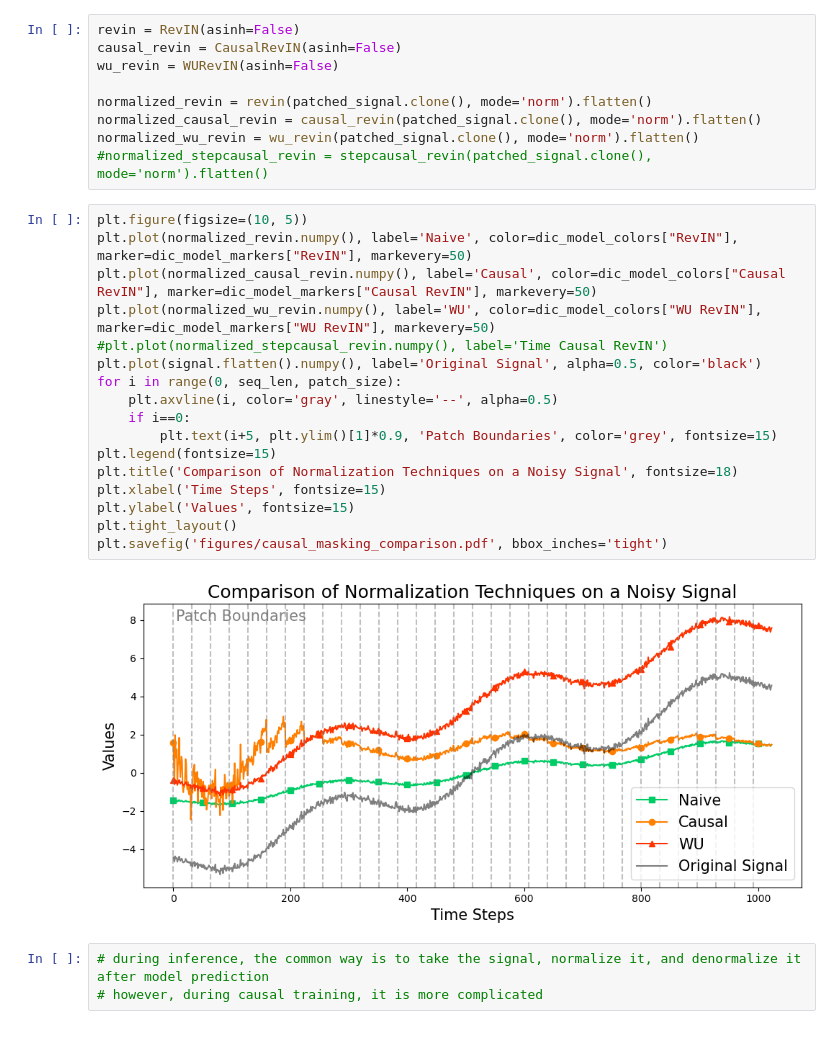
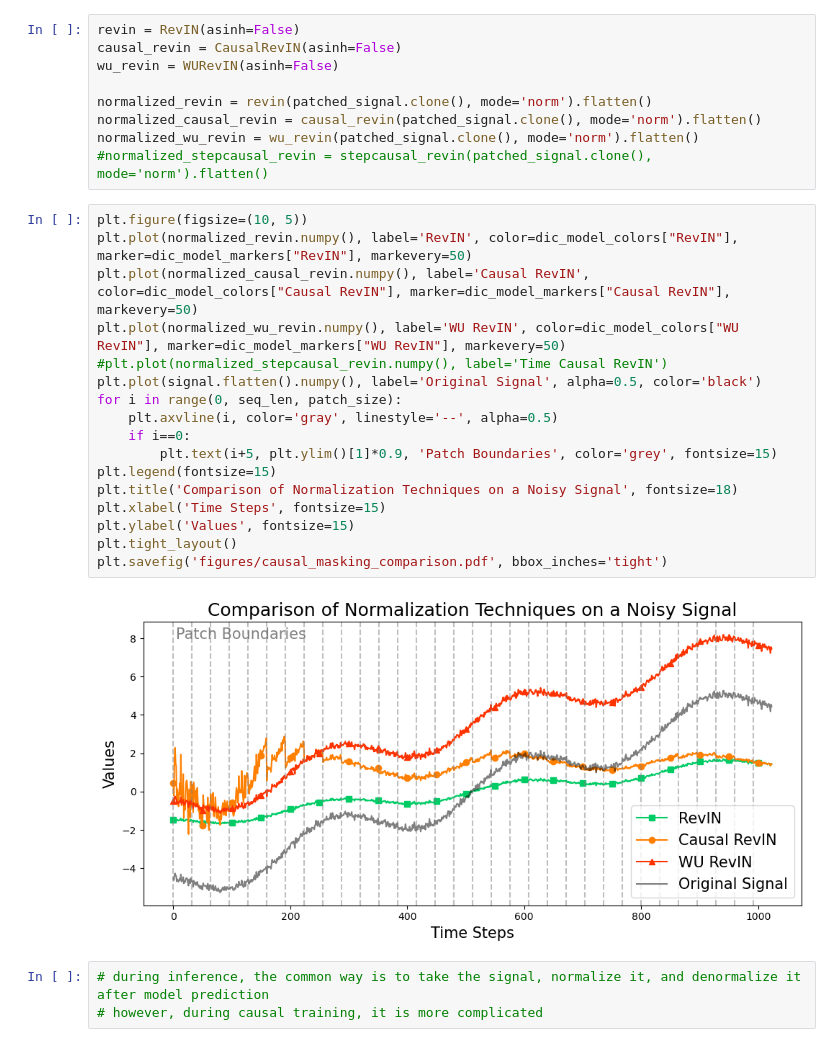
Before and after one commit to vilhess/normalizer, a Jupyter notebook: notebooks/causal_masking.ipynb, the cells around one changed output. Drawn from its saved outputs; the diff is of its cells as text.

```diff
--- a/notebooks/causal_masking.ipynb
+++ b/notebooks/causal_masking.ipynb
@@ -42,23 +42,23 @@ normalized_wu_revin = wu_revin(patched_signal.clone(), mode='norm').flatten()
 #normalized_stepcausal_revin = stepcausal_revin(patched_signal.clone(), mode='norm').flatten()
 # %%
 plt.figure(figsize=(10, 5))
-plt.plot(normalized_revin.numpy(), label='Naive', color=dic_model_colors["RevIN"], marker=dic_model_markers["RevIN"], markevery=50)
-plt.plot(normalized_causal_revin.numpy(), label='Causal', color=dic_model_colors["Causal RevIN"], marker=dic_model_markers["Causal RevIN"], markevery=50)
-plt.plot(normalized_wu_revin.numpy(), label='WU', color=dic_model_colors["WU RevIN"], marker=dic_model_markers["WU RevIN"], markevery=50)
+plt.plot(normalized_revin.numpy(), label='RevIN', color=dic_model_colors["RevIN"], marker=dic_model_markers["RevIN"], markevery=50)
+plt.plot(normalized_causal_revin.numpy(), label='Causal RevIN', color=dic_model_colors["Causal RevIN"], marker=dic_model_markers["Causal RevIN"], markevery=50)
+plt.plot(normalized_wu_revin.numpy(), label='WU RevIN', color=dic_model_colors["WU RevIN"], marker=dic_model_markers["WU RevIN"], markevery=50)
 #plt.plot(normalized_stepcausal_revin.numpy(), label='Time Causal RevIN')
 plt.plot(signal.flatten().numpy(), label='Original Signal', alpha=0.5, color='black')
 for i in range(0, seq_len, patch_size):
     plt.axvline(i, color='gray', linestyle='--', alpha=0.5)
     if i==0:
         plt.text(i+5, plt.ylim()[1]*0.9, 'Patch Boundaries', color='grey', fontsize=15)
 plt.legend(fontsize=15)
 plt.title('Comparison of Normalization Techniques on a Noisy Signal', fontsize=18)
 plt.xlabel('Time Steps', fontsize=15)
 plt.ylabel('Values', fontsize=15)
 plt.tight_layout()
 plt.savefig('figures/causal_masking_comparison.pdf', bbox_inches='tight')
 # %% [output]
-[figure, old version]
+[figure, new version]
 # %%
 # during inference, the common way is to take the signal, normalize it, and denormalize it after model prediction
 # however, during causal training, it is more complicated
```
Also changed, not shown: parts of 2 cells of this notebook, 5 other files.
